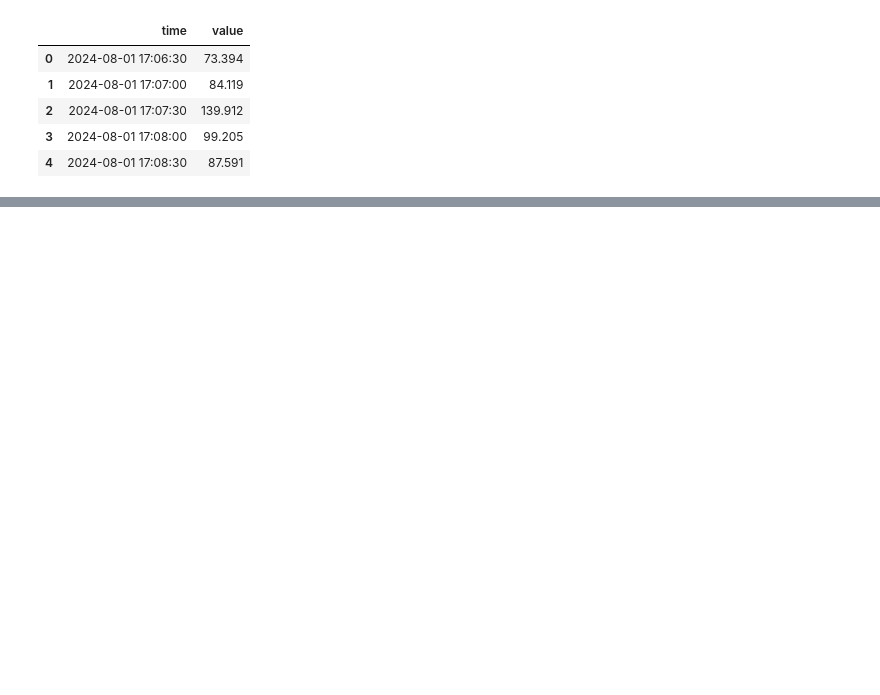
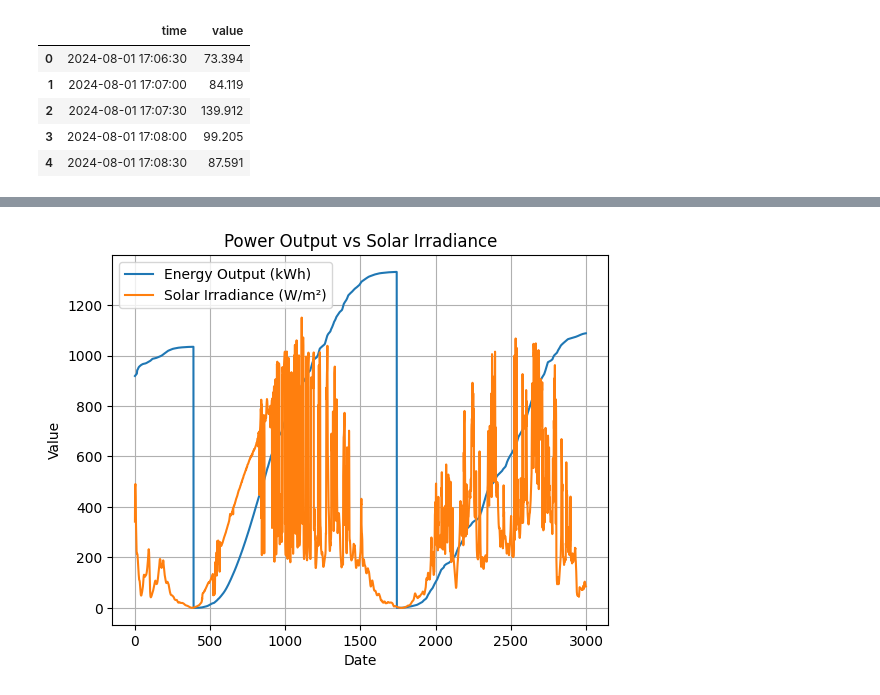
Before and after one commit to MrTuckie/automacao-2-ufes-2024-2, a Jupyter notebook: artigo/lorencini.ipynb, the cells around one changed output, grey strips where cells are left out. Cells and saved outputs as stored; diff of their text form; code cells hidden in the pictures; blank space fills up the shorter version.

```diff
--- a/artigo/lorencini.ipynb
+++ b/artigo/lorencini.ipynb
@@ -45,0 +102,10 @@ inv_1_power_dataset[1000:3000].plot()
+# %%
+inv_1_energy_dataset['irr'] = irr['value']
+inv_1_energy_dataset[0:3000].plot()
+plt.title("Power Output vs Solar Irradiance")
+plt.xlabel("Date")
+plt.ylabel("Value")
+plt.legend(["Energy Output (kWh)", "Solar Irradiance (W/m²)"])
+plt.grid()
+# %% [output]
+[figure, added]
```
Also changed, not shown: parts of 9 cells of this notebook.
